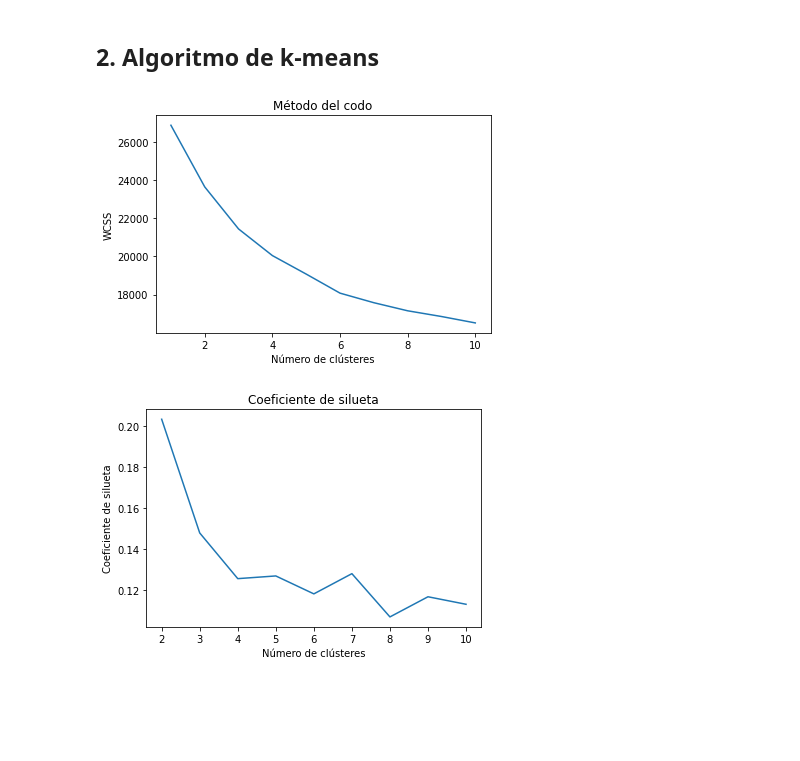
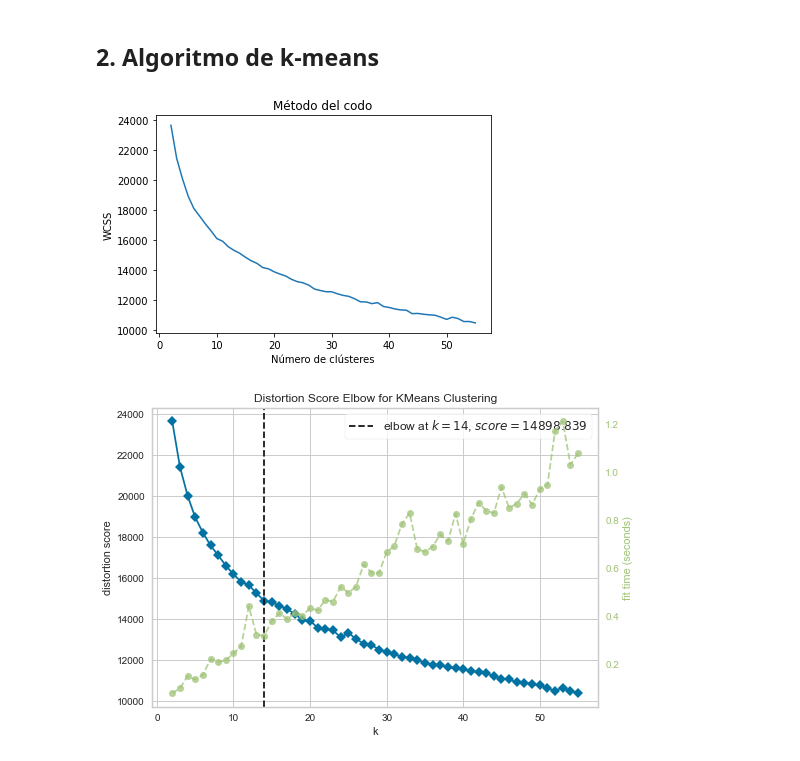
Before and after one commit to uniandes-data-wizards/laboratory-01, a Jupyter notebook: k_means.ipynb, the cells around one changed output. Drawn from its saved outputs; the diff is of its cells as text; code cells hidden in the pictures; blank space fills up the shorter version.

Commit message:
Update: k-means

```diff
--- a/k_means.ipynb
+++ b/k_means.ipynb
@@ -15,7 +15,7 @@ pd.set_option('display.max_rows', 50) # Numero máximo de filas a mostar
 # %% [markdown]
 ## 1. Carga de los datos
 # %%
-df = pd.read_csv('final_preprocessed.csv', encoding='UTF-8', sep=",")
+df = pd.read_csv('./data/final_preprocessed.csv', encoding='UTF-8', sep=',')
 # %%
 # Dimensiones del dataframe
 df.shape
@@ -36,39 +36,37 @@ df.sample(5) # Muestra aleatoria
 ## 2. Algoritmo de k-means
 # %%
 from sklearn.cluster import KMeans
-import pandas as pd
 
-# Preparar los datos
+# Convertir el dataframe a un array
 X = df.values
+
+# Columnas del dataframe
 columns = df.columns
-
 
 # Elegir el número de clústeres utilizando el método del codo
 import matplotlib.pyplot as plt
 wcss = []
-for i in range(1, 11):
-    kmeans = KMeans(n_clusters=i, init='random', max_iter=300, n_init=10, random_state=0)
+for i in range(2, 56):
+    kmeans = KMeans(n_clusters=i, init='k-means++',random_state=32)
     kmeans.fit(X)
     wcss.append(kmeans.inertia_)
-plt.plot(range(1, 11), wcss)
+plt.plot(range(2, 56), wcss)
 plt.title('Método del codo')
 plt.xlabel('Número de clústeres')
 plt.ylabel('WCSS')
 plt.show()
-
-# Elegir el número de clústeres utilizando el coeficiente de silueta
-from sklearn.metrics import silhouette_score
-silhouette_scores = []
-for i in range(2, 11):
-    kmeans = KMeans(n_clusters=i, init='k-means++', max_iter=300, n_init=10, random_state=0)
-    cluster_labels = kmeans.fit_predict(X)
-    silhouette_avg = silhouette_score(X, cluster_labels)
-    silhouette_scores.append(silhouette_avg)
-plt.plot(range(2, 11), silhouette_scores)
-plt.title('Coeficiente de silueta')
-plt.xlabel('Número de clústeres')
-plt.ylabel('Coeficiente de silueta')
-plt.show()
 # %% [output]
-[figure, old version]
+[figure, new version]
-[figure, removed]
+# %%
+from yellowbrick.cluster import KElbowVisualizer
+import matplotlib.pyplot as plt
+
+fig, ax = plt.subplots()
+
+visualizer = KElbowVisualizer(KMeans(), k=(2,56),ax=ax)
+visualizer.fit(X)
+
+visualizer.show()
+plt.show()
+# %% [output]
+[figure, added]
```
Also changed, not shown: parts of 9 cells of this notebook.
